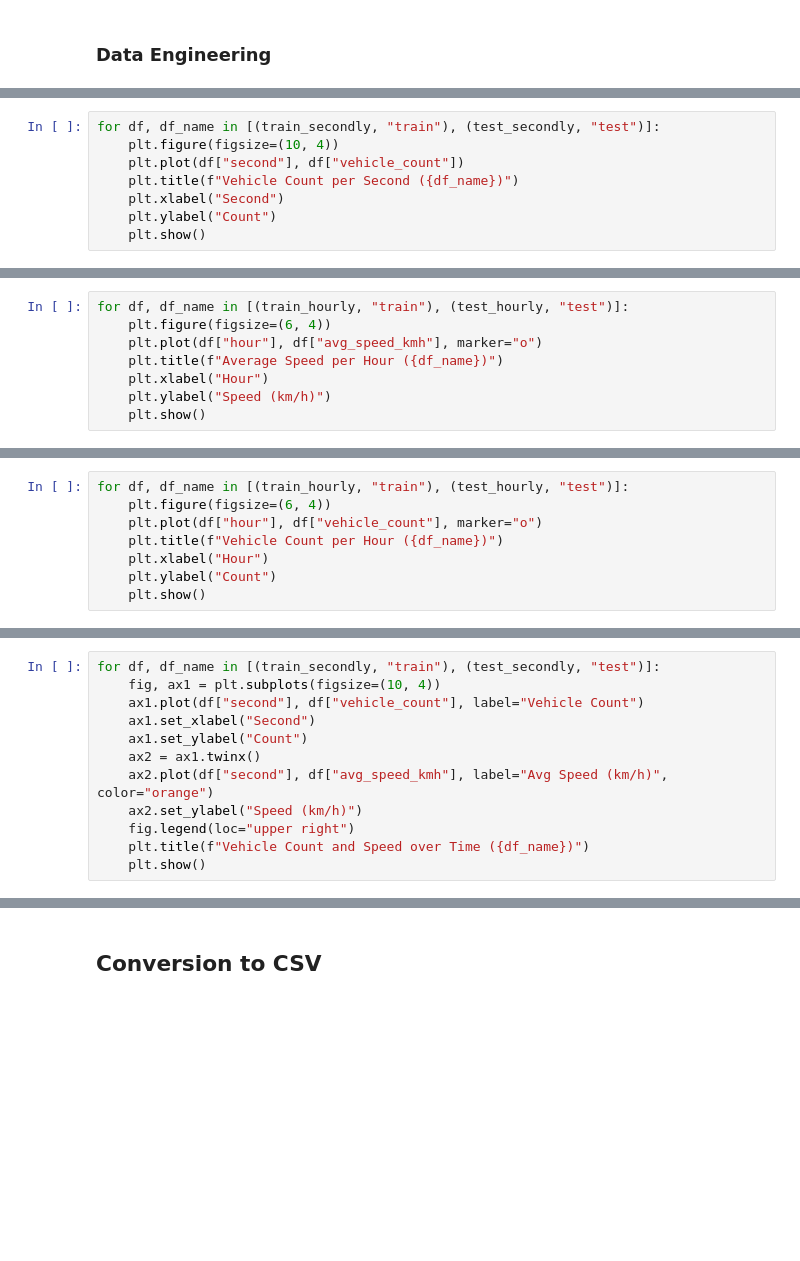
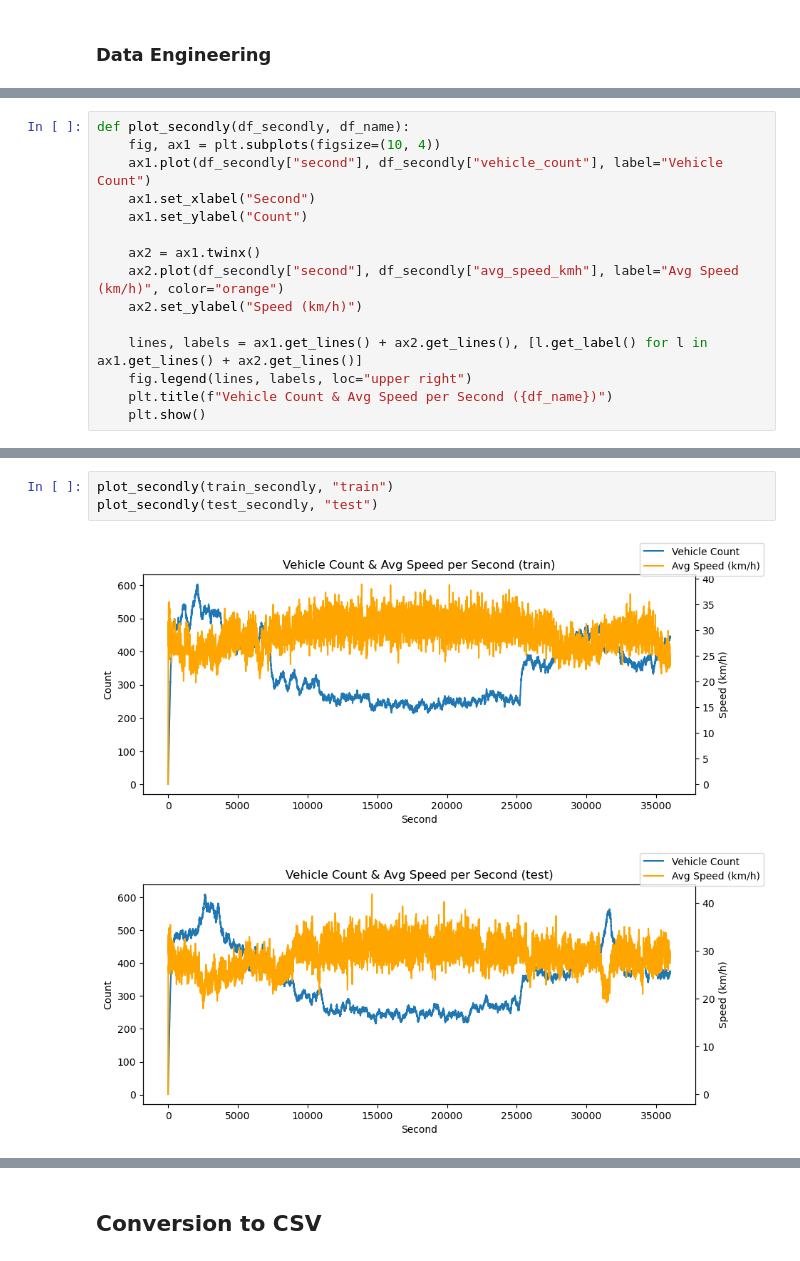
Before and after one commit to geokyr/diploma-thesis, a Jupyter notebook: dataset/dataset.ipynb, the cells around one changed output, grey strips where cells are left out. Cells and saved outputs as stored; diff of their text form; blank space fills up the shorter version.

```diff
--- a/dataset/dataset.ipynb
+++ b/dataset/dataset.ipynb
@@ -343,8 +435,0 @@ for df, df_name in [(train_secondly, "train"), (test_secondly, "test")]:
-# %%
-for df, df_name in [(train_secondly, "train"), (test_secondly, "test")]:
-    plt.figure(figsize=(10, 4))
-    plt.plot(df["second"], df["vehicle_count"])
-    plt.title(f"Vehicle Count per Second ({df_name})")
-    plt.xlabel("Second")
-    plt.ylabel("Count")
-    plt.show()
@@ -353,8 +435,0 @@ for df, df_name in [(train_secondly, "train"), (test_secondly, "test")]:
-# %%
-for df, df_name in [(train_hourly, "train"), (test_hourly, "test")]:
-    plt.figure(figsize=(6, 4))
-    plt.plot(df["hour"], df["avg_speed_kmh"], marker="o")
-    plt.title(f"Average Speed per Hour ({df_name})")
-    plt.xlabel("Hour")
-    plt.ylabel("Speed (km/h)")
-    plt.show()
@@ -363,8 +435,0 @@ for df, df_name in [(train_hourly, "train"), (test_hourly, "test")]:
-# %%
-for df, df_name in [(train_hourly, "train"), (test_hourly, "test")]:
-    plt.figure(figsize=(6, 4))
-    plt.plot(df["hour"], df["vehicle_count"], marker="o")
-    plt.title(f"Vehicle Count per Hour ({df_name})")
-    plt.xlabel("Hour")
-    plt.ylabel("Count")
-    plt.show()
@@ -373,12 +442,15 @@ for df, df_name in [(train_hourly, "train"), (test_hourly, "test")]:
 # %%
-for df, df_name in [(train_secondly, "train"), (test_secondly, "test")]:
+def plot_secondly(df_secondly, df_name):
     fig, ax1 = plt.subplots(figsize=(10, 4))
-    ax1.plot(df["second"], df["vehicle_count"], label="Vehicle Count")
+    ax1.plot(df_secondly["second"], df_secondly["vehicle_count"], label="Vehicle Count")
     ax1.set_xlabel("Second")
     ax1.set_ylabel("Count")
+
     ax2 = ax1.twinx()
-    ax2.plot(df["second"], df["avg_speed_kmh"], label="Avg Speed (km/h)", color="orange")
+    ax2.plot(df_secondly["second"], df_secondly["avg_speed_kmh"], label="Avg Speed (km/h)", color="orange")
     ax2.set_ylabel("Speed (km/h)")
-    fig.legend(loc="upper right")
-    plt.title(f"Vehicle Count and Speed over Time ({df_name})")
+
+    lines, labels = ax1.get_lines() + ax2.get_lines(), [l.get_label() for l in ax1.get_lines() + ax2.get_lines()]
+    fig.legend(lines, labels, loc="upper right")
+    plt.title(f"Vehicle Count & Avg Speed per Second ({df_name})")
     plt.show()
@@ -387 +457,7 @@ for df, df_name in [(train_secondly, "train"), (test_secondly, "test")]:
+# %%
+plot_secondly(train_secondly, "train")
+plot_secondly(test_secondly, "test")
+# %% [output]
+[figure, added]
+[figure, added]
 # %%
```
Also changed, not shown: parts of 68 cells of this notebook, 1 other file.
